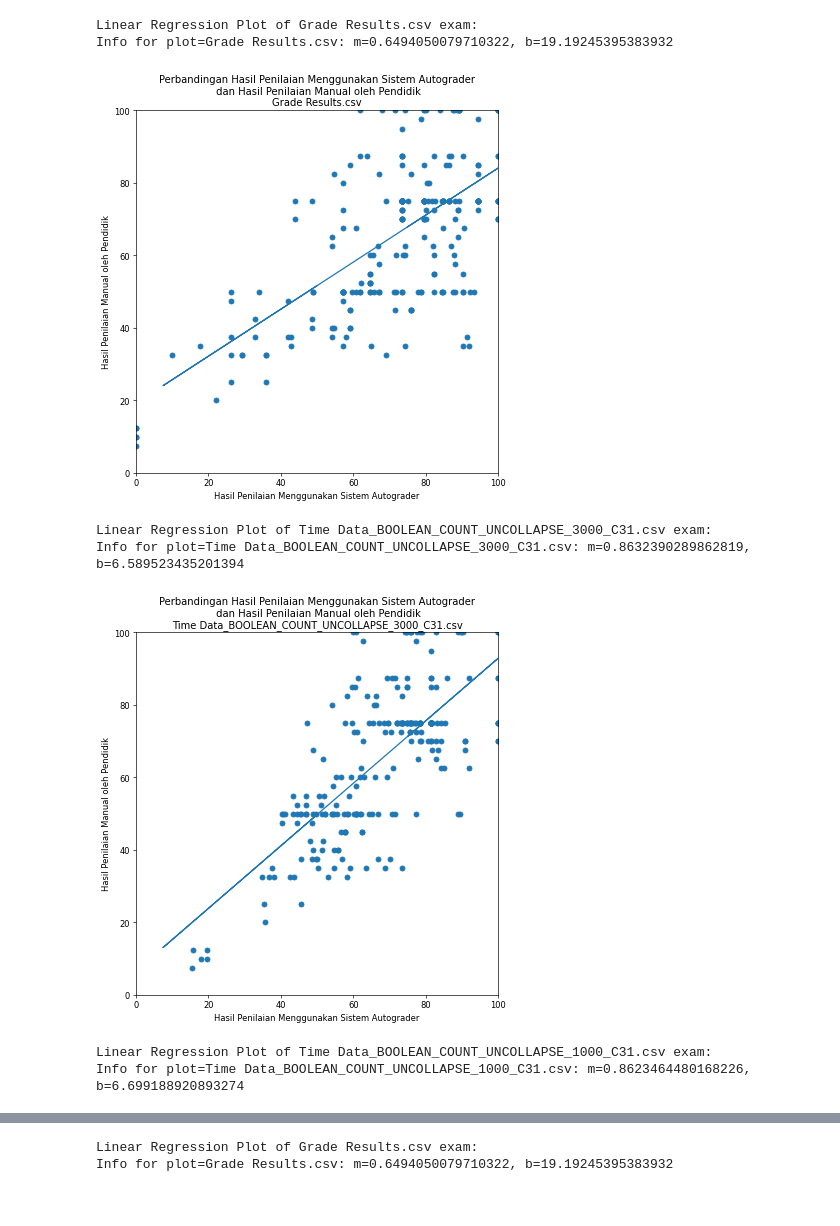
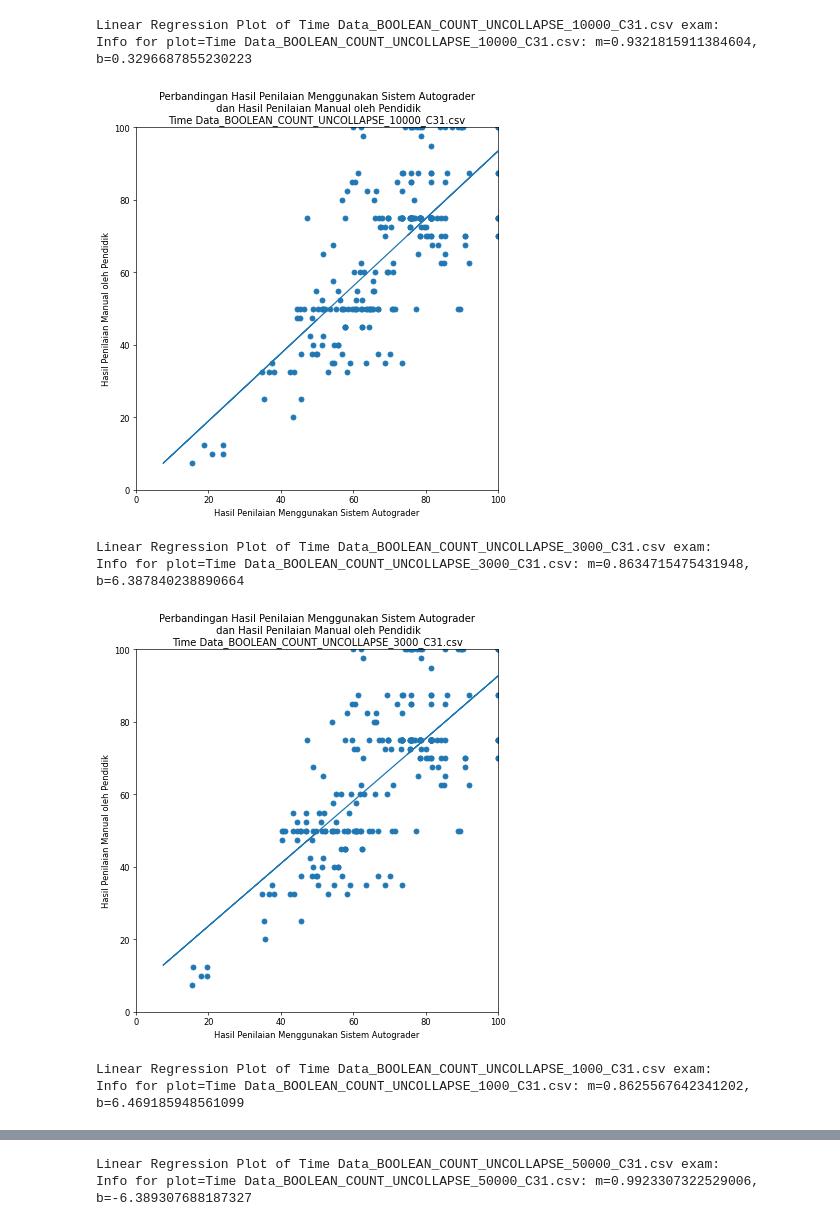
Before and after one commit to muhammadhasan01/notal-autograder, a Jupyter notebook: data/time_limit_test.ipynb, the cells around one changed output, grey strips where cells are left out. Saved outputs shown, nothing was run; the diff lists cells and outputs as text; code cells hidden in the pictures.

```diff
--- a/data/time_limit_test.ipynb
+++ b/data/time_limit_test.ipynb
@@ -128,3 +120,42 @@ def histogram_dif_plot(name, df):
     # Set a clean upper y-axis limit.
     plt.ylim(ymax=np.ceil(maxfreq / 10) * 10 if maxfreq % 10 else maxfreq + 10)
     plt.show()
+# %%
+# persentase yang is_guaranteed_optimal
+TIME = 'time_spent'
+OPT = 'is_guaranteed_optimal'
+NODE = 'node_count2'
+
+def time_analysis(name, df):
+    if TIME not in df.columns:
+        return
+
+    print(f'Analisis Waktu {name}')
+    result = {}
+    result['All'] = len(df.loc[df[OPT] == True]) / len(df) * 100
+    for exam_name, number in EXAMS:
+        cur_df = df.loc[(df['exam_name'] == exam_name) & (df['number'] == number)]
+        result[f'{exam_name} {number} ({cur_df.iloc[0][NODE]})'] = len(cur_df.loc[cur_df[OPT] == True]) / len(cur_df) * 100
+
+    for k, v in result.items():
+        print(f'{k: <20}: {round(v, 2)}%')
+    print('-----\n')
+
+def accuracy(name, df1, df2):
+    if TIME not in df.columns:
+        return
+
+    print(f'Analisis Akurasi {name}')
+    acc = {}
+    acc['All'] = np.average(df1[X_AXIS] / df2[X_AXIS]) * 100
+    for exam_name, number in EXAMS:
+        cur_df1 = df1.loc[(df1['exam_name'] == exam_name) & (df1['number'] == number)]
+        cur_df2 = df2.loc[(df2['exam_name'] == exam_name) & (df2['number'] == number)]
+        acc[f'{exam_name} {number} ({cur_df1.iloc[0][NODE]})'] = np.average(cur_df1[X_AXIS] / cur_df2[X_AXIS]) * 100
+
+    for k, v in acc.items():
+        print(f'{k: <20}: {round(v, 2)}%')
+    print('-----\n')
+# %%
+for name, df in dataframes.items():
+    time_analysis(name, df)
@@ -130,0 +180,3 @@ def histogram_dif_plot(name, df):
+# %%
+for name, df in dataframes.items():
+    accuracy(name, df, dataframes[BENCHMARK])
@@ -240,15 +315,15 @@ Time Data_BOOLEAN_COUNT_UNCOLLAPSE_1000_C31.csv: 10.75711020601699
 Grade Results.csv: 13.108726565217047
 # %%
-for _, name in [(all_correls[SENDJAJA]['All'], SENDJAJA)] + correls[:10]:
+for _, name in correls[:10]:
     df = dataframes[name]
     print(f'Linear Regression Plot of {name} exam:')
     linear_regression_plot(name, df)
 # %% [output]
-Linear Regression Plot of Grade Results.csv exam:
-Info for plot=Grade Results.csv: m=0.6494050079710322, b=19.19245395383932
+Linear Regression Plot of Time Data_BOOLEAN_COUNT_UNCOLLAPSE_10000_C31.csv exam:
+Info for plot=Time Data_BOOLEAN_COUNT_UNCOLLAPSE_10000_C31.csv: m=0.9321815911384604, b=0.3296687855230223
-[figure, old version]
+[figure, new version]
 Linear Regression Plot of Time Data_BOOLEAN_COUNT_UNCOLLAPSE_3000_C31.csv exam:
-Info for plot=Time Data_BOOLEAN_COUNT_UNCOLLAPSE_3000_C31.csv: m=0.8632390289862819, b=6.589523435201394
+Info for plot=Time Data_BOOLEAN_COUNT_UNCOLLAPSE_3000_C31.csv: m=0.8634715475431948, b=6.387840238890664
-[figure, old version]
+[figure, new version]
 Linear Regression Plot of Time Data_BOOLEAN_COUNT_UNCOLLAPSE_1000_C31.csv exam:
-Info for plot=Time Data_BOOLEAN_COUNT_UNCOLLAPSE_1000_C31.csv: m=0.8623464480168226, b=6.699188920893274
+Info for plot=Time Data_BOOLEAN_COUNT_UNCOLLAPSE_1000_C31.csv: m=0.8625567642341202, b=6.469185948561099
@@ -256,2 +331,2 @@ Info for plot=Time Data_BOOLEAN_COUNT_UNCOLLAPSE_1000_C31.csv: m=0.8623464480168
-Linear Regression Plot of Grade Results.csv exam:
-Info for plot=Grade Results.csv: m=0.6494050079710322, b=19.19245395383932
+Linear Regression Plot of Time Data_BOOLEAN_COUNT_UNCOLLAPSE_50000_C31.csv exam:
+Info for plot=Time Data_BOOLEAN_COUNT_UNCOLLAPSE_50000_C31.csv: m=0.9923307322529006, b=-6.389307688187327
```
Also changed, not shown: parts of 10 cells of this notebook, 6 other files.
